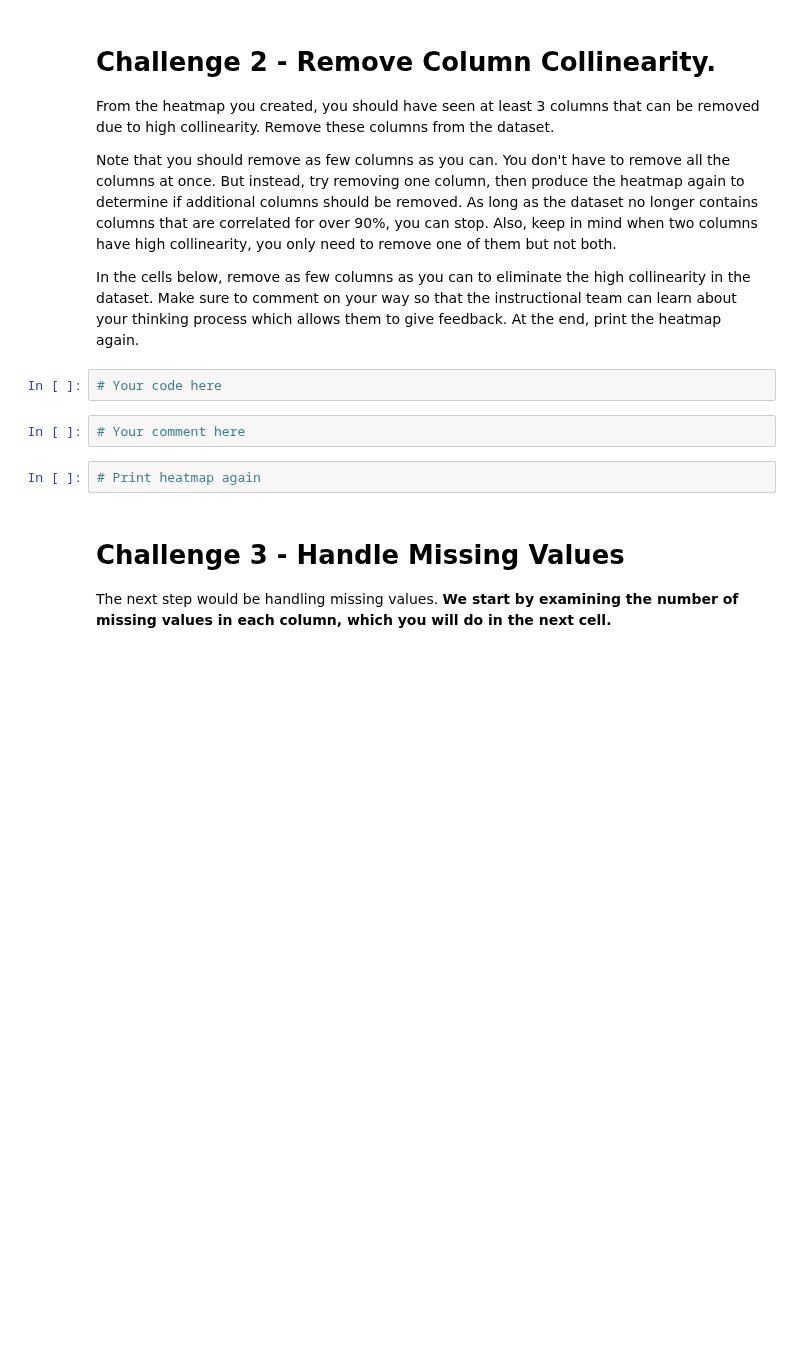
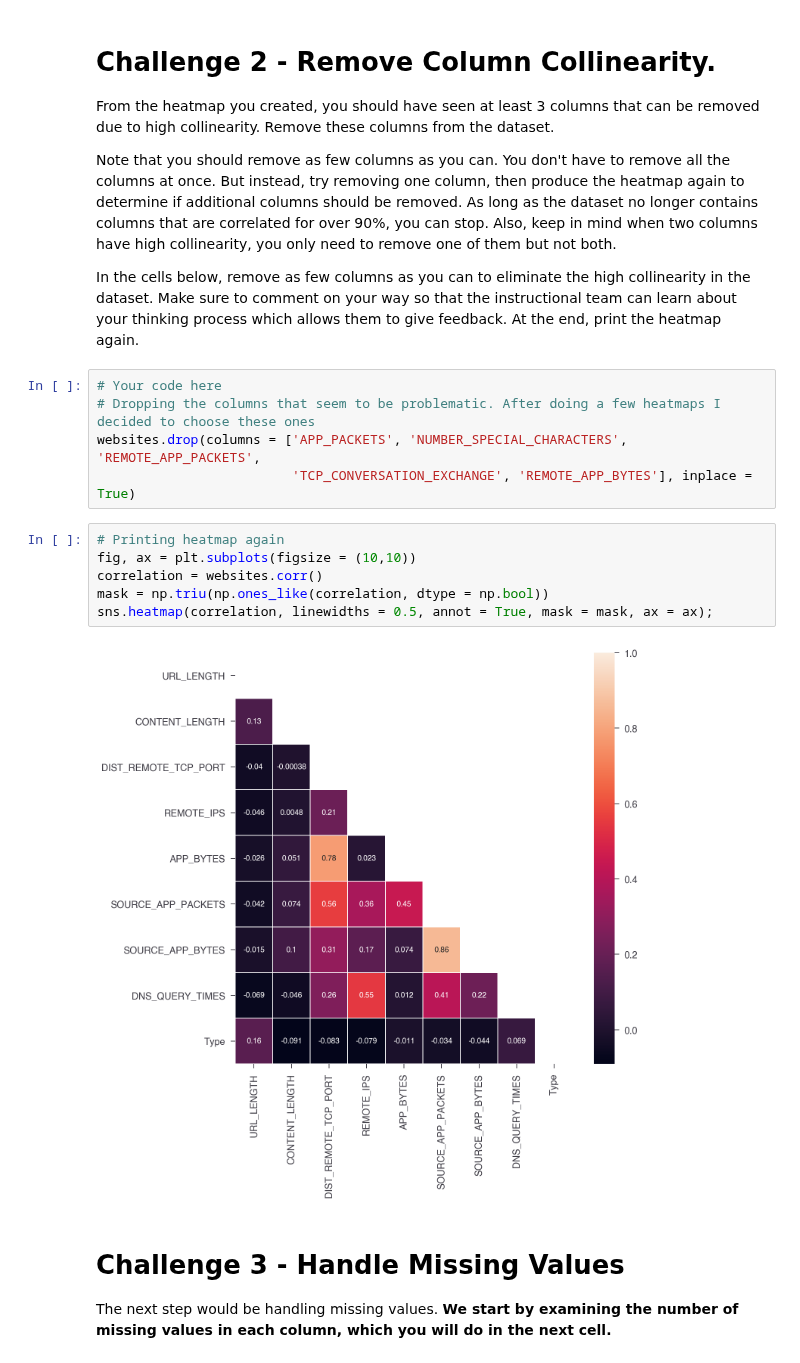
Before and after one commit to ta-data-lis/lab-supervised-learning, a Jupyter notebook: your-code/main.ipynb, the cells around one changed output. Drawn from its saved outputs; the diff is of its cells as text; blank space fills up the shorter version.

```diff
--- a/your-code/main.ipynb
+++ b/your-code/main.ipynb
@@ -62,12 +143,19 @@ From the heatmap you created, you should have seen at least 3 columns that can b
 Note that you should remove as few columns as you can. You don't have to remove all the columns at once. But instead, try removing one column, then produce the heatmap again to determine if additional columns should be removed. As long as the dataset no longer contains columns that are correlated for over 90%, you can stop. Also, keep in mind when two columns have high collinearity, you only need to remove one of them but not both.
 
 In the cells below, remove as few columns as you can to eliminate the high collinearity in the dataset. Make sure to comment on your way so that the instructional team can learn about your thinking process which allows them to give feedback. At the end, print the heatmap again.
-# %%
-# Your code here
-# %%
-# Your comment here
-# %%
-# Print heatmap again
+# %%
+# Your code here
+# Dropping the columns that seem to be problematic. After doing a few heatmaps I decided to choose these ones
+websites.drop(columns = ['APP_PACKETS', 'NUMBER_SPECIAL_CHARACTERS', 'REMOTE_APP_PACKETS',
+                         'TCP_CONVERSATION_EXCHANGE', 'REMOTE_APP_BYTES'], inplace = True)
+# %%
+# Printing heatmap again
+fig, ax = plt.subplots(figsize = (10,10))
+correlation = websites.corr()
+mask = np.triu(np.ones_like(correlation, dtype = np.bool))
+sns.heatmap(correlation, linewidths = 0.5, annot = True, mask = mask, ax = ax);
+# %% [output]
+[figure, added]
 # %% [markdown]
 # Challenge 3 - Handle Missing Values
 
```
Also changed, not shown: parts of 46 cells of this notebook.
